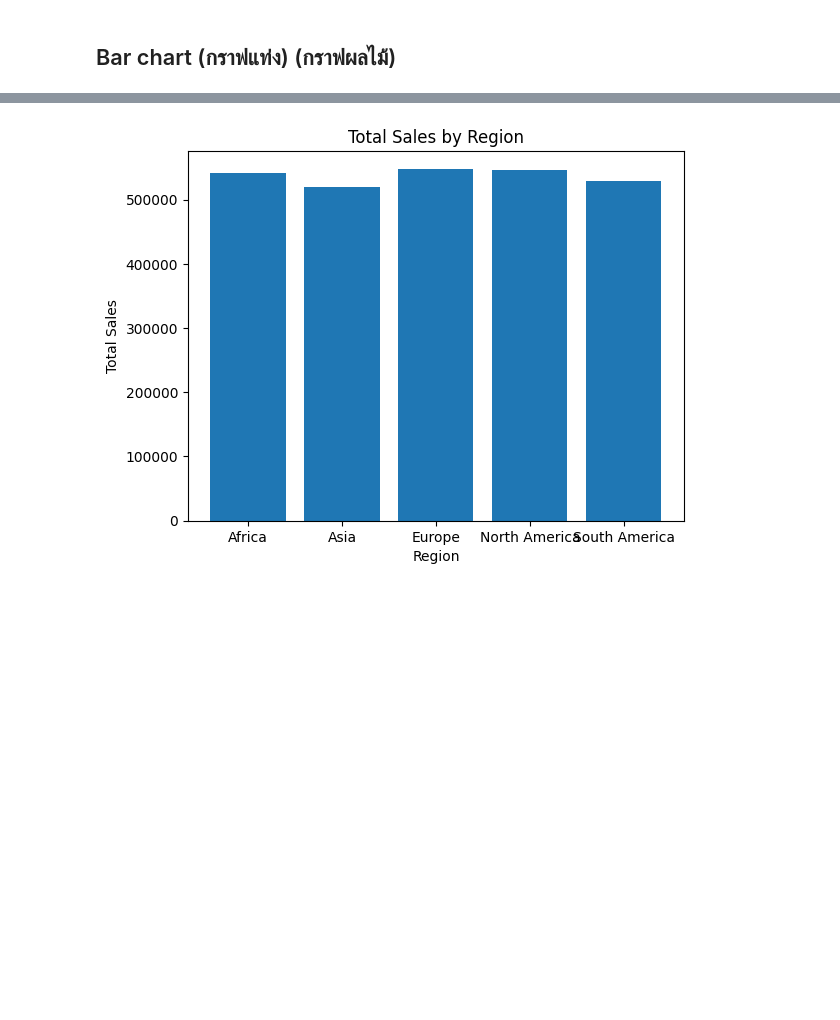
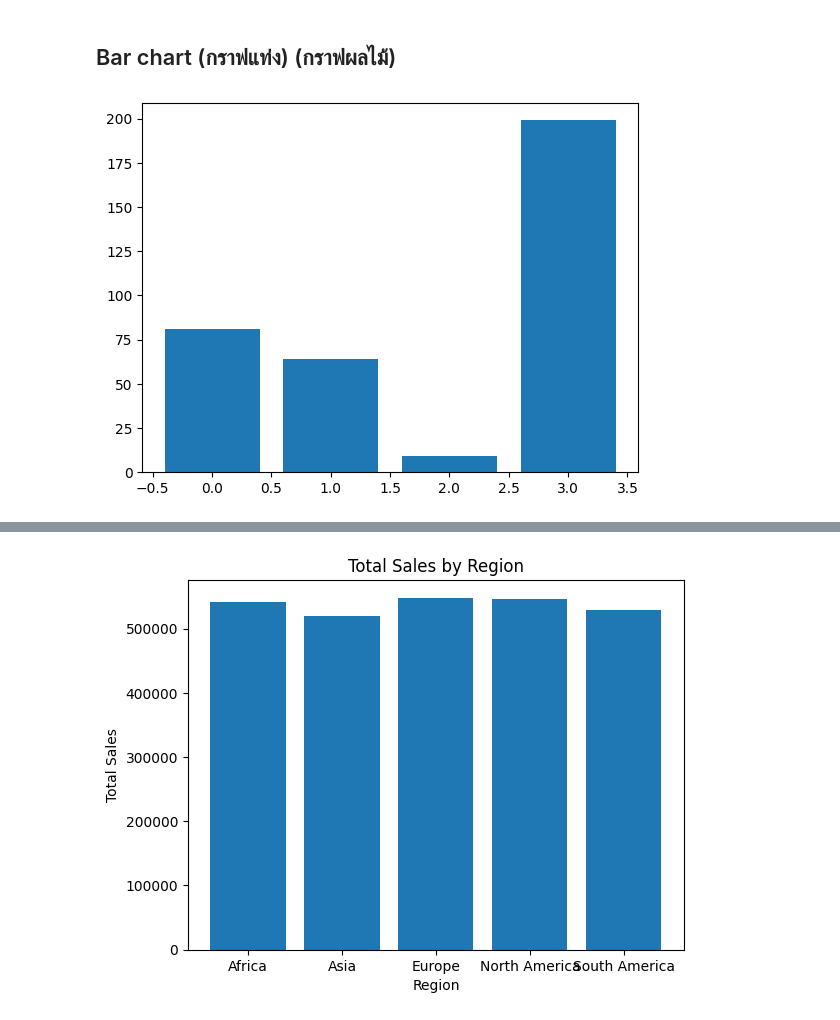
Before and after one commit to bbombver/dataviz2025, a Jupyter notebook: Visualize_Data_Comparison_2025.ipynb, the cells around one changed output, grey strips where cells are left out. Saved outputs shown, nothing was run; the diff lists cells and outputs as text; code cells hidden in the pictures; blank space fills up the shorter version.

```diff
--- a/Visualize_Data_Comparison_2025.ipynb
+++ b/Visualize_Data_Comparison_2025.ipynb
@@ -35,3 +35,7 @@ Asian     81
 Black     64
 Other      9
 Name: count, dtype: int64
+# %%
+#แบบอาจารย์
+compared_police_rth = data.groupby('Officer-defined ethnicity')['Type'].count().reset_index()
+compared_police_rth
@@ -61,0 +74,4 @@ data
+# %%
+plt.bar(compared_police_rth.index, compared_police_rth['Type']);
+# %% [output]
+[figure, added]
```
Also changed, not shown: parts of 12 cells of this notebook.
